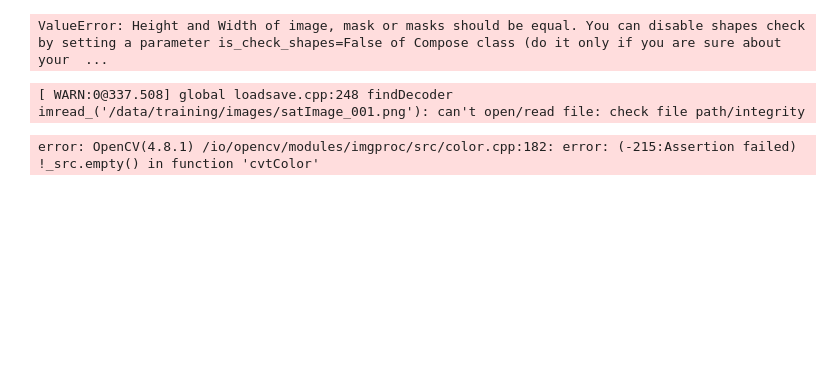
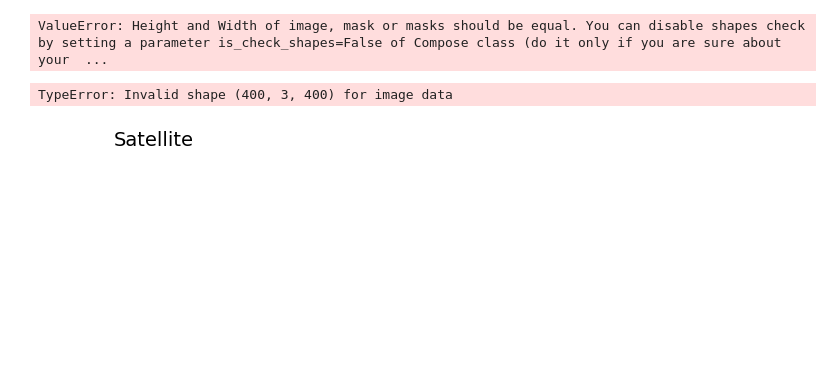
Before and after one commit to CS-433/ml-project-2-odds-oddities, a Jupyter notebook: notebooks/siim_playground.ipynb, the cells around one changed output. Cells and saved outputs as stored; diff of their text form; code cells hidden in the pictures; blank space fills up the shorter version.

```diff
--- a/notebooks/siim_playground.ipynb
+++ b/notebooks/siim_playground.ipynb
@@ -46,23 +46,23 @@ ValueError: Height and Width of image, mask or masks should be equal. You can di
 # %%
 import cv2
 
-image = cv2.imread("data/training/images/satImage_001.png")
+image = cv2.imread("../data/raw/training/images/satImage_001.png")
 image = cv2.cvtColor(image, cv2.COLOR_BGR2RGB)
 
-mask = cv2.imread("data/training/groundtruth/satImage_001.png")
+mask = cv2.imread("../data/raw/training/groundtruth/satImage_001.png")
 
 
 transform = A.Compose([
     #A.RandomCrop(width=256, height=256),
     #A.HorizontalFlip(p=0.5),
     A.RandomBrightnessContrast(p=0.5),
 ])
 
 transformed = transform(image=image, mask=mask)
 transformed_image = transformed['image']
 transformed_mask = transformed['mask']
 
 show_images(axis=False, satellite=transformed_image.transpose(1, 2, 0), ground_truth=transformed_mask.squeeze())
 # %% [output]
-[ WARN:0@337.508] global loadsave.cpp:248 findDecoder imread_('/data/training/images/satImage_001.png'): can't open/read file: check file path/integrity
+TypeError: Invalid shape (400, 3, 400) for image data
-error: OpenCV(4.8.1) /io/opencv/modules/imgproc/src/color.cpp:182: error: (-215:Assertion failed) !_src.empty() in function 'cvtColor'
+[figure, added]
```
Also changed, not shown: 1 other file.
